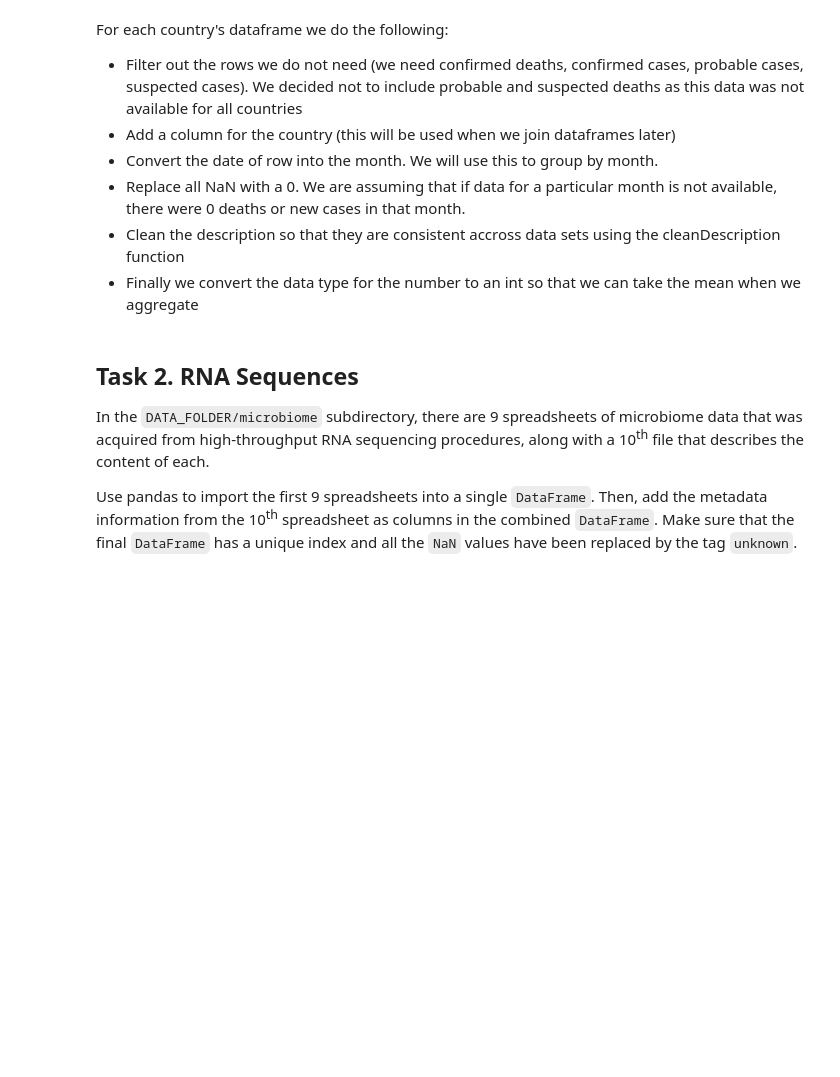
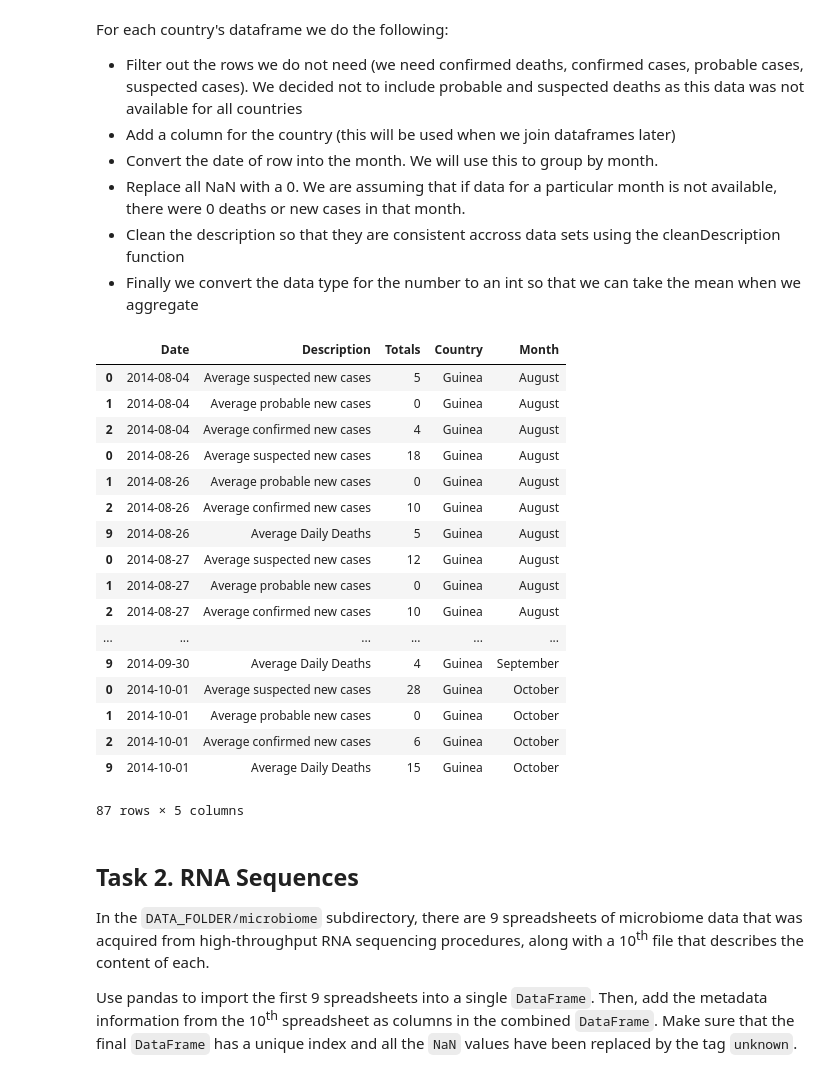
Before and after one commit to sourabhlal/ada2017, a Jupyter notebook: 01 - Pandas and Data Wrangling/Homework 1.ipynb, the cells around one changed output. Cells and saved outputs as stored; diff of their text form; code cells hidden in the pictures; blank space fills up the shorter version.

```diff
--- a/01 - Pandas and Data Wrangling/Homework 1.ipynb
+++ b/01 - Pandas and Data Wrangling/Homework 1.ipynb
@@ -127,3 +127,24 @@ guinea['Totals']=guinea['Totals'].apply(lambda x : int(x))
+# %%
+guinea
+# %% [output]
+|  | Date | Description | Totals | Country | Month |
+| 0 | 2014-08-04 | Average suspected new cases | 5 | Guinea | August |
+| 1 | 2014-08-04 | Average probable new cases | 0 | Guinea | August |
+| 2 | 2014-08-04 | Average confirmed new cases | 4 | Guinea | August |
+| 0 | 2014-08-26 | Average suspected new cases | 18 | Guinea | August |
+| 1 | 2014-08-26 | Average probable new cases | 0 | Guinea | August |
+| 2 | 2014-08-26 | Average confirmed new cases | 10 | Guinea | August |
+| 9 | 2014-08-26 | Average Daily Deaths | 5 | Guinea | August |
+| 0 | 2014-08-27 | Average suspected new cases | 12 | Guinea | August |
+| 1 | 2014-08-27 | Average probable new cases | 0 | Guinea | August |
+| 2 | 2014-08-27 | Average confirmed new cases | 10 | Guinea | August |
+| ... | ... | ... | ... | ... | ... |
+| 9 | 2014-09-30 | Average Daily Deaths | 4 | Guinea | September |
+| 0 | 2014-10-01 | Average suspected new cases | 28 | Guinea | October |
+| 1 | 2014-10-01 | Average probable new cases | 0 | Guinea | October |
+| 2 | 2014-10-01 | Average confirmed new cases | 6 | Guinea | October |
+| 9 | 2014-10-01 | Average Daily Deaths | 15 | Guinea | October |
+87 rows × 5 columns
 # %% [markdown]
 ## Task 2. RNA Sequences
 
```
Also changed, not shown: parts of 5 cells of this notebook, 9 other files.
